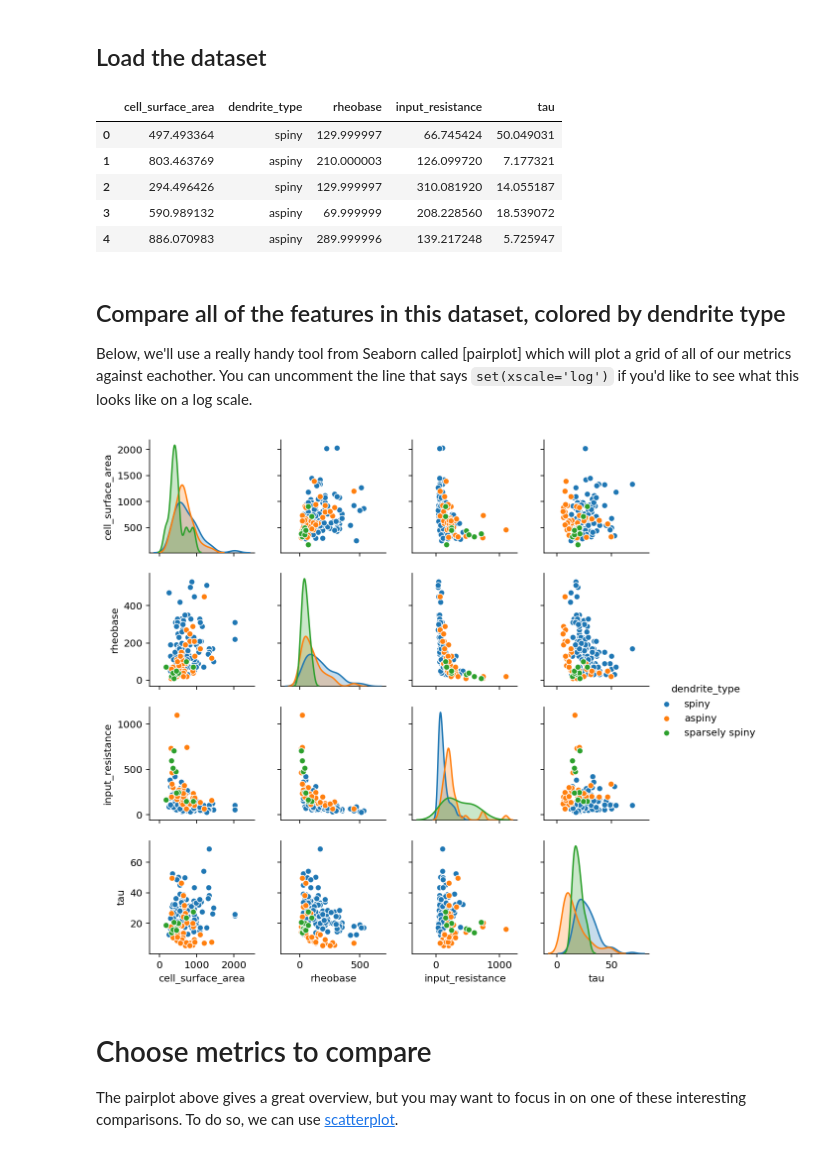
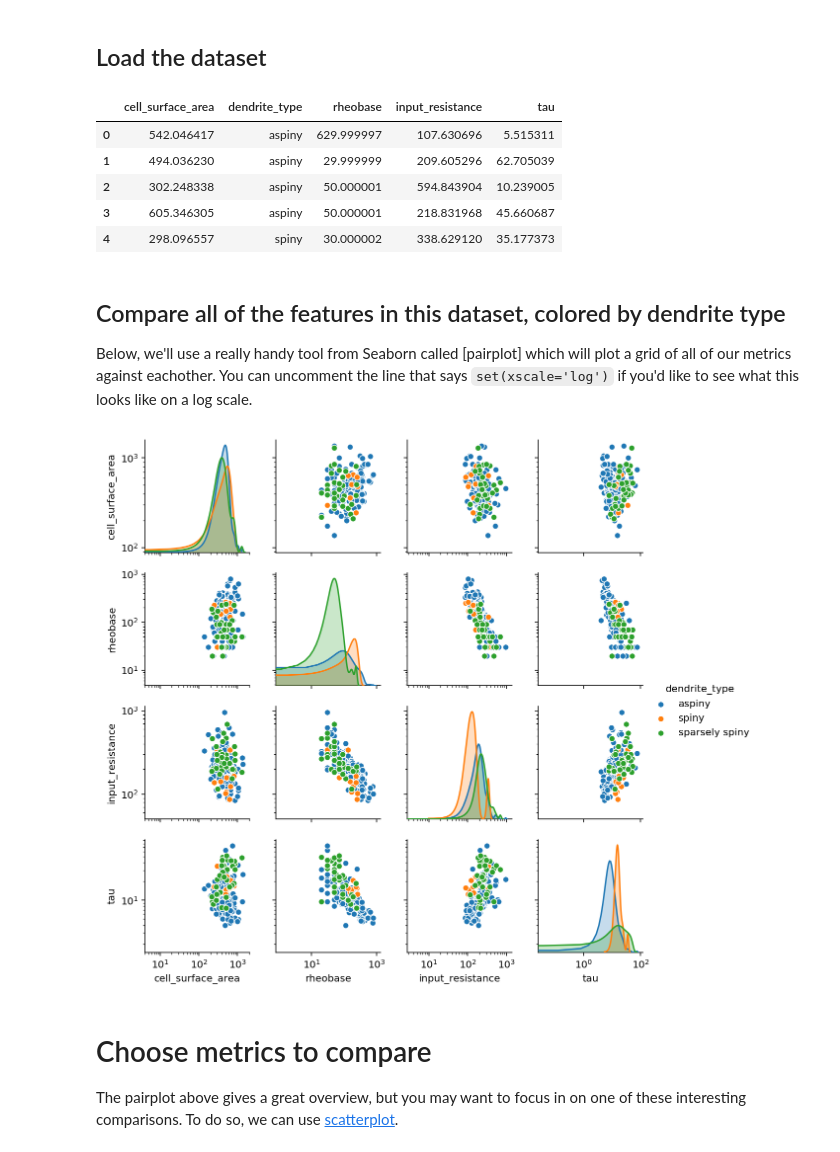
Before and after one commit to ajuavinett/CellTypesLesson, a Jupyter notebook: utilities/Compare cell features.ipynb, the cells around one changed output. Saved outputs shown, nothing was run; the diff lists cells and outputs as text; code cells hidden in the pictures.

```diff
--- a/utilities/Compare cell features.ipynb
+++ b/utilities/Compare cell features.ipynb
@@ -20,25 +20,25 @@ Packages imported.
 ## Load the dataset
 # %%
 # Load 'cell_metrics.csv' which was generated previously
-dataset = pd.read_csv('cell_metrics.csv')
+dataset = pd.read_csv('mouse_cell_metrics.csv')
 dataset.head()
 # %% [output]
 |  | cell_surface_area | dendrite_type | rheobase | input_resistance | tau |
-| 0 | 497.493364 | spiny | 129.999997 | 66.745424 | 50.049031 |
-| 1 | 803.463769 | aspiny | 210.000003 | 126.099720 | 7.177321 |
-| 2 | 294.496426 | spiny | 129.999997 | 310.081920 | 14.055187 |
-| 3 | 590.989132 | aspiny | 69.999999 | 208.228560 | 18.539072 |
-| 4 | 886.070983 | aspiny | 289.999996 | 139.217248 | 5.725947 |
+| 0 | 542.046417 | aspiny | 629.999997 | 107.630696 | 5.515311 |
+| 1 | 494.036230 | aspiny | 29.999999 | 209.605296 | 62.705039 |
+| 2 | 302.248338 | aspiny | 50.000001 | 594.843904 | 10.239005 |
+| 3 | 605.346305 | aspiny | 50.000001 | 218.831968 | 45.660687 |
+| 4 | 298.096557 | spiny | 30.000002 | 338.629120 | 35.177373 |
 # %% [markdown]
 ## Compare all of the features in this dataset, colored by dendrite type
 
 Below, we'll use a really handy tool from Seaborn called [pairplot] which will plot a grid of all of our metrics against eachother. You can uncomment the line that says `set(xscale='log')` if you'd like to see what this looks like on a log scale.
 # %%
 pairplot = sns.pairplot(dataset,hue='dendrite_type',height=2)
-#pairplot.set(xscale='log',yscale='log')
+pairplot.set(xscale='log',yscale='log')
 plt.show()
 # %% [output]
-[figure, old version]
+[figure, new version]
 # %% [markdown]
 # Choose metrics to compare
 The pairplot above gives a great overview, but you may want to focus in on one of these interesting comparisons. To do so, we can use [scatterplot](https://seaborn.pydata.org/generated/seaborn.scatterplot.html).
```
Also changed, not shown: parts of 1 cell of this notebook, 3 other files.
